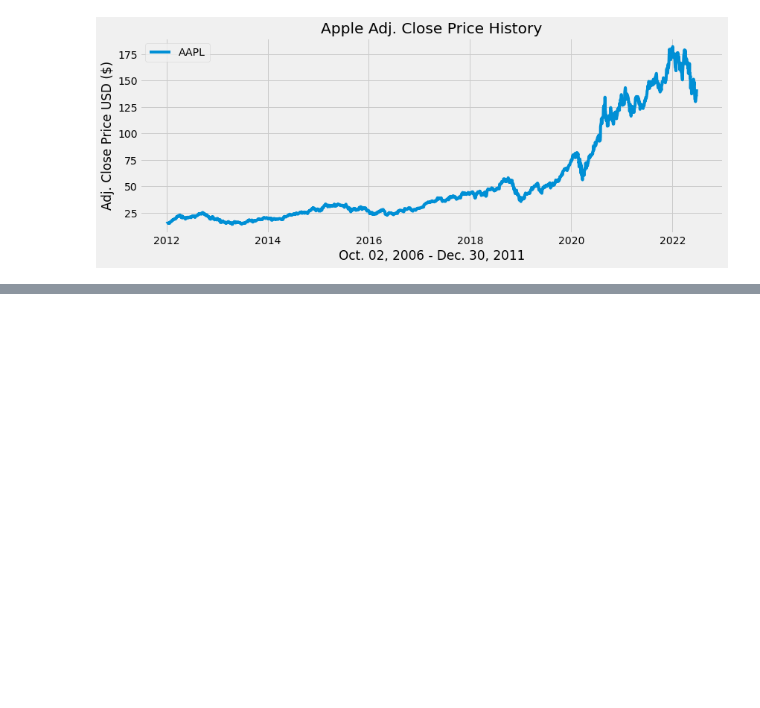
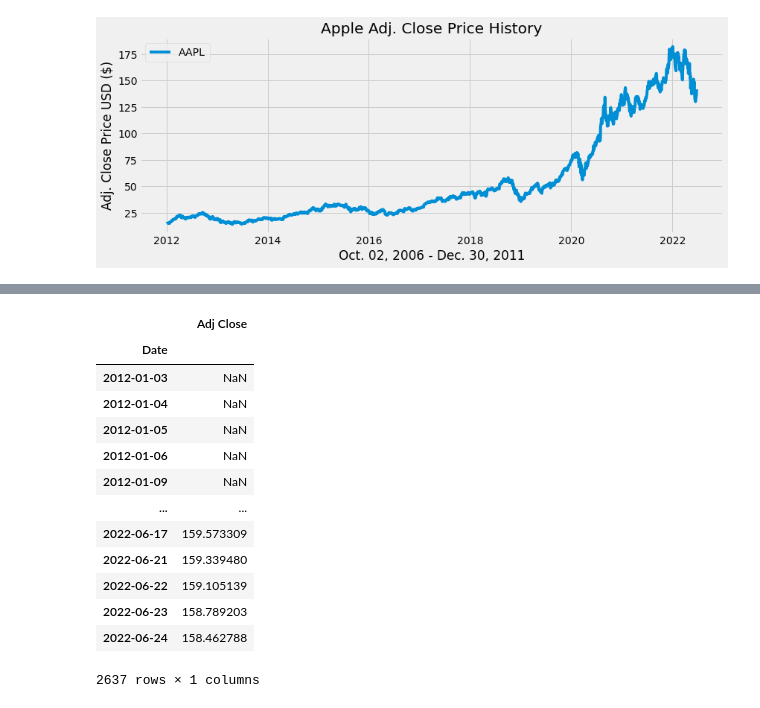
Before and after one commit to jungjae01eng/Machine_Learning_Youtube, a Jupyter notebook: Project05_Buy_or_Sell_Stock.ipynb, the cells around one changed output, grey strips where cells are left out. Drawn from its saved outputs; the diff is of its cells as text; code cells hidden in the pictures; blank space fills up the shorter version.

```diff
--- a/Project05_Buy_or_Sell_Stock.ipynb
+++ b/Project05_Buy_or_Sell_Stock.ipynb
@@ -42,0 +63,20 @@ plt.show()
+# %%
+# Create a simple moving 100 day average
+SMA100 = pd.DataFrame()
+SMA100['Adj Close'] = AAPL['Adj Close'].rolling(window=100).mean()
+SMA100
+# %% [output]
+|  | Adj Close |
+| Date |  |
+| 2012-01-03 | NaN |
+| 2012-01-04 | NaN |
+| 2012-01-05 | NaN |
+| 2012-01-06 | NaN |
+| 2012-01-09 | NaN |
+| ... | ... |
+| 2022-06-17 | 159.573309 |
+| 2022-06-21 | 159.339480 |
+| 2022-06-22 | 159.105139 |
+| 2022-06-23 | 158.789203 |
+| 2022-06-24 | 158.462788 |
+2637 rows × 1 columns
```
Also changed, not shown: parts of 3 cells of this notebook.
